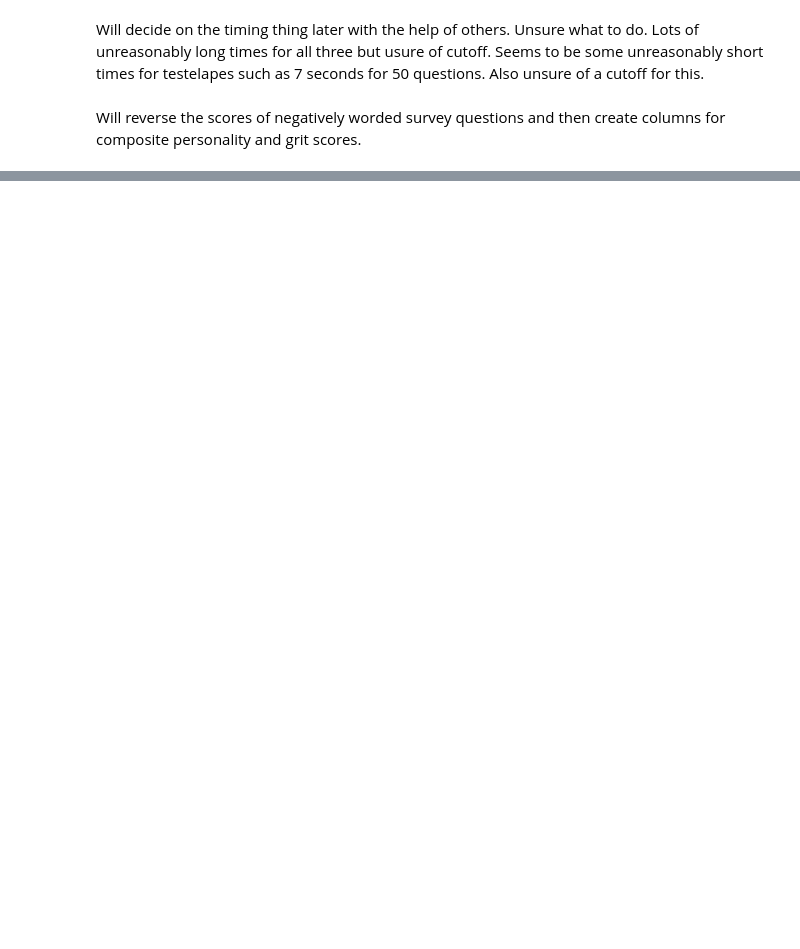
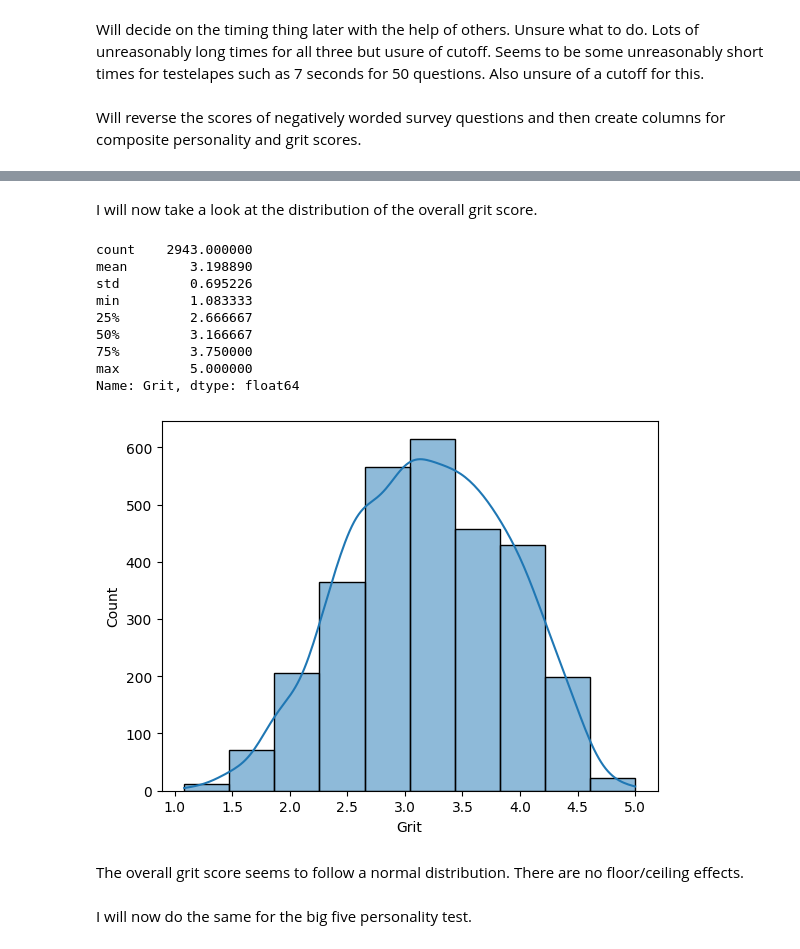
Before and after one commit to Rishik15/BTT_GM2, a Jupyter notebook: gritdatacleaning.ipynb, the cells around one changed output, grey strips where cells are left out. Cells and saved outputs as stored; diff of their text form; code cells hidden in the pictures; blank space fills up the shorter version.

```diff
--- a/gritdatacleaning.ipynb
+++ b/gritdatacleaning.ipynb
@@ -439,0 +467,21 @@ df.shape
+# %% [markdown]
+I will now take a look at the distribution of the overall grit score.
+# %%
+print(df["Grit"].describe())
+sns.histplot(df["Grit"], kde=True, bins=10)
+plt.show()
+# %% [output]
+count    2943.000000
+mean        3.198890
+std         0.695226
+min         1.083333
+25%         2.666667
+50%         3.166667
+75%         3.750000
+max         5.000000
+Name: Grit, dtype: float64
+[figure, added]
+# %% [markdown]
+The overall grit score seems to follow a normal distribution. There are no floor/ceiling effects.
+# %% [markdown]
+I will now do the same for the big five personality test.
```
Also changed, not shown: parts of 27 cells of this notebook.
